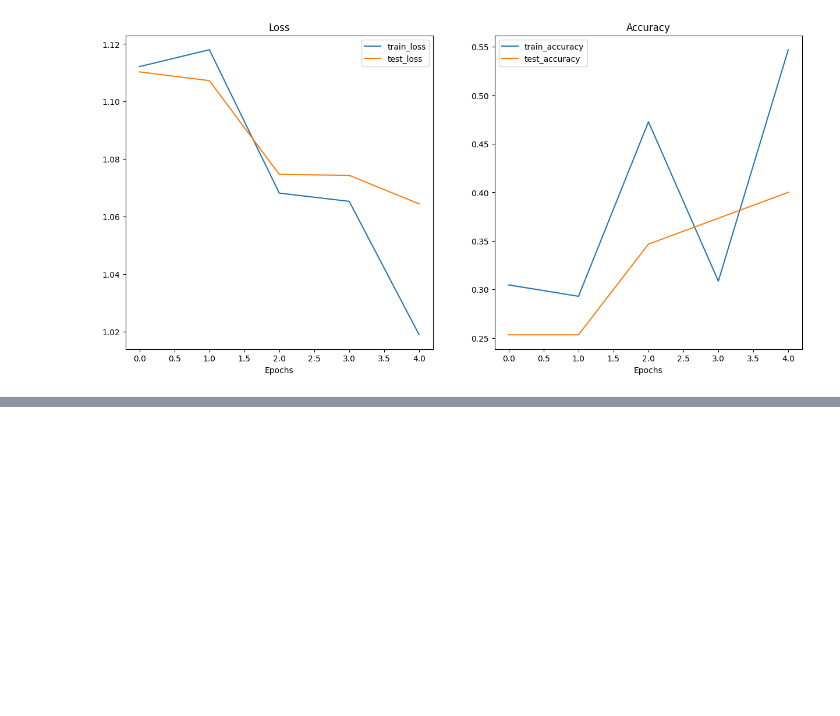
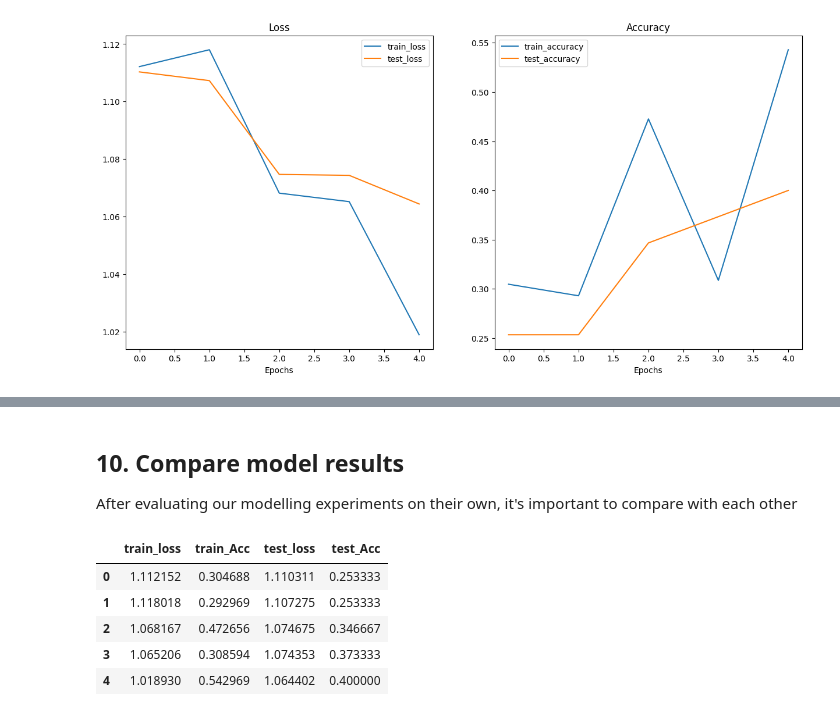
Before and after one commit to SUMIT74184/Machine-learning-journey, a Jupyter notebook: CustomDataset.ipynb, the cells around one changed output, grey strips where cells are left out. Cells and saved outputs as stored; diff of their text form; code cells hidden in the pictures; blank space fills up the shorter version.

```diff
--- a/CustomDataset.ipynb
+++ b/CustomDataset.ipynb
@@ -1240,0 +1389,16 @@ A loss curve is one most helpful ways of
+# %% [markdown]
+## 10. Compare model results
+
+After evaluating our modelling experiments on their own, it's important to compare with each other
+# %%
+import pandas as pd
+model_0_df = pd.DataFrame(model_0_results)
+model_1_df = pd.DataFrame(model_1_results)
+model_0_df
+# %% [output]
+|  | train_loss | train_Acc | test_loss | test_Acc |
+| 0 | 1.112152 | 0.304688 | 1.110311 | 0.253333 |
+| 1 | 1.118018 | 0.292969 | 1.107275 | 0.253333 |
+| 2 | 1.068167 | 0.472656 | 1.074675 | 0.346667 |
+| 3 | 1.065206 | 0.308594 | 1.074353 | 0.373333 |
+| 4 | 1.018930 | 0.542969 | 1.064402 | 0.400000 |
```
Also changed, not shown: parts of 34 cells of this notebook.
